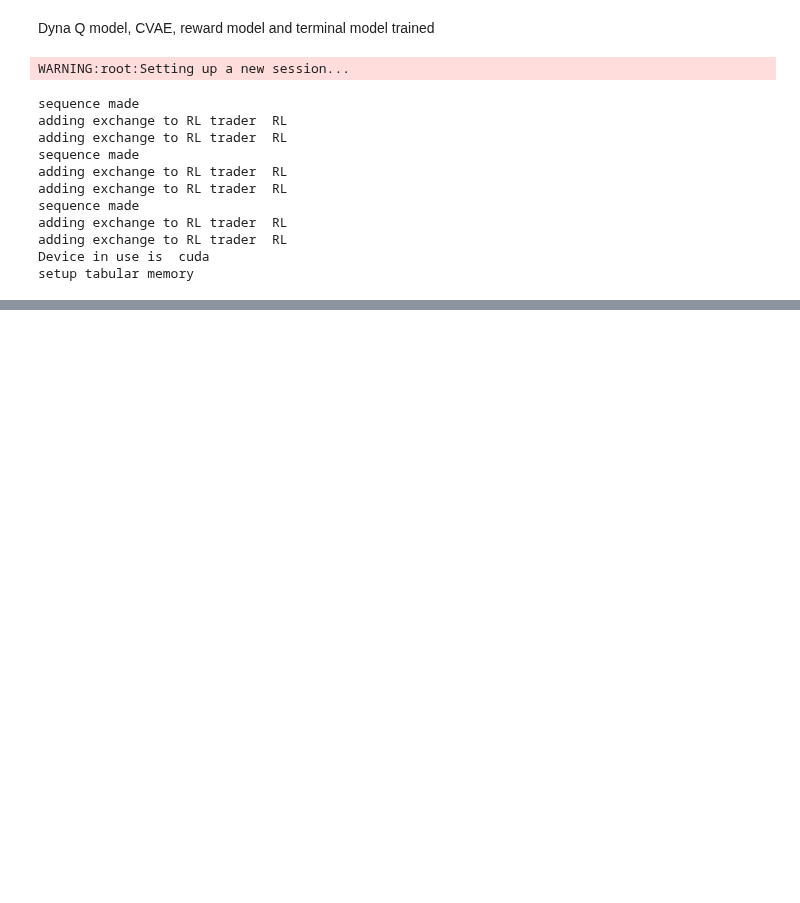
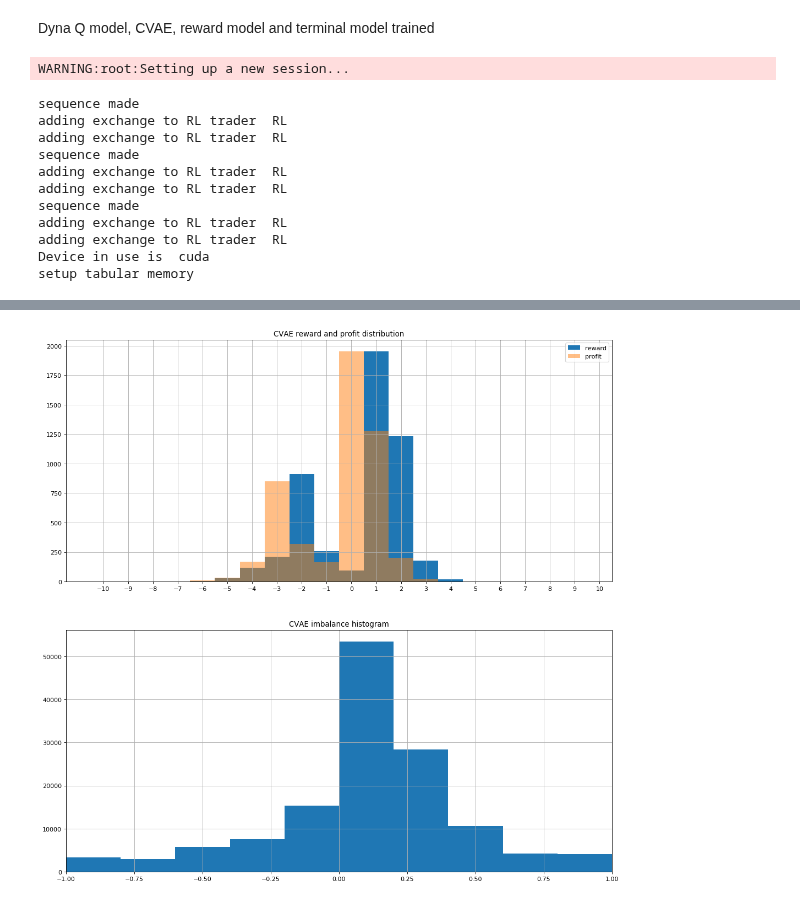
Before and after one commit to yetiminer/BUCLSE, a Jupyter notebook: Final Experiments/Experiment 1.ipynb, the cells around one changed output, grey strips where cells are left out. Saved outputs shown, nothing was run; the diff lists cells and outputs as text; code cells hidden in the pictures; blank space fills up the shorter version.

Commit message:
experiment honing

```diff
--- a/Final Experiments/Experiment 1.ipynb
+++ b/Final Experiments/Experiment 1.ipynb
@@ -127,8 +127,9 @@ trader_kwargs={'ZIP':{'prefix':'ZIP','number':10,'object_name':'WW_Zip',
               }
 
 lobenv_kwargs={'cutoff':100,'profit_target':10,'loss_limit':-1,'reward_func':reward_oracle,'lamb':0.5}
-agent_kwargs={'CVAE':True,'Q_H1Size':16,'Q_H2Size':16,
-                   'doneModel':None,'rewardModel':None,'loss_func':None}
+agent_kwargs={'CVAE':True,'Q_H1Size':16,'Q_H2Size':16,'latent_dim':3,'recon_weight':0.1,'kl_thresh':0.01,
+                   'env_H1Size':16,'env_H2Size':16,
+                   'doneModel':True,'rewardModel':None,'loss_func':None}
 # %%
 dyna_config={
 	"double_q_model": False,
@@ -179,5 +180,6 @@ setup tabular memory
 # %%
 experiment.new_train_setup(MaxEpisodes=1000,planning_steps=1,lookback=30,thresh=3,planning=True,graph=True)
 # %%
+experiment.agent.set_device()
 experiment.train(MaxEpisodes=10001,start_episode=experiment.episode,folder='Results/'+experiment.name)
 # %% [output]
@@ -200,0 +210,3 @@ Dyna-Q - EXP: 1 | Ep: 4881 | timestep: 20 | Ep_r:  -2.2266860406395845 Profit: -
+# %%
+experiment.agent.set_device('cpu')
+experiment.test_setup(MaxEpisodes=5000)
@@ -200,0 +231,6 @@ Dyna-Q - EXP: 1 | Ep: 4881 | timestep: 20 | Ep_r:  -2.2266860406395845 Profit: -
+# %%
+path='Results'
+d,memory=experiment.plotbm_results(experiment,'CVAE reward and profit distribution',
+                                   'CVAE imbalance histogram',name=experiment.name,path=path)
+# %% [output]
+[figure, added]
```
Also changed, not shown: parts of 8 cells of this notebook, 5 other files.
